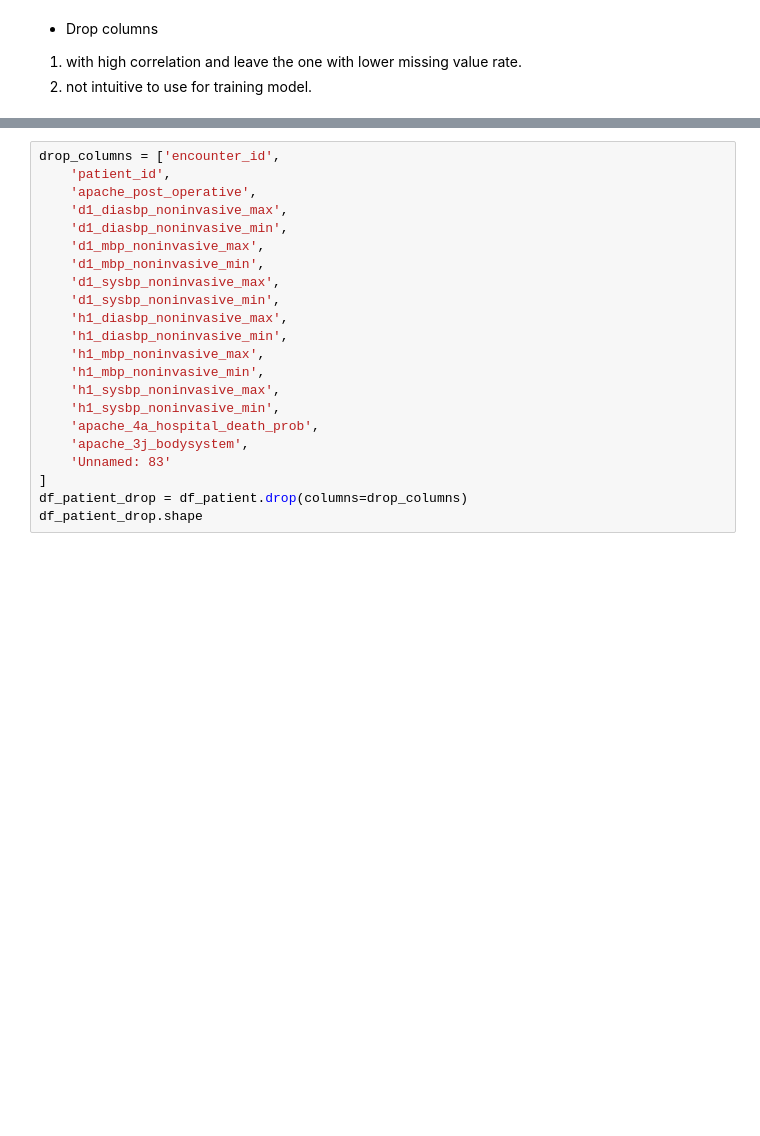
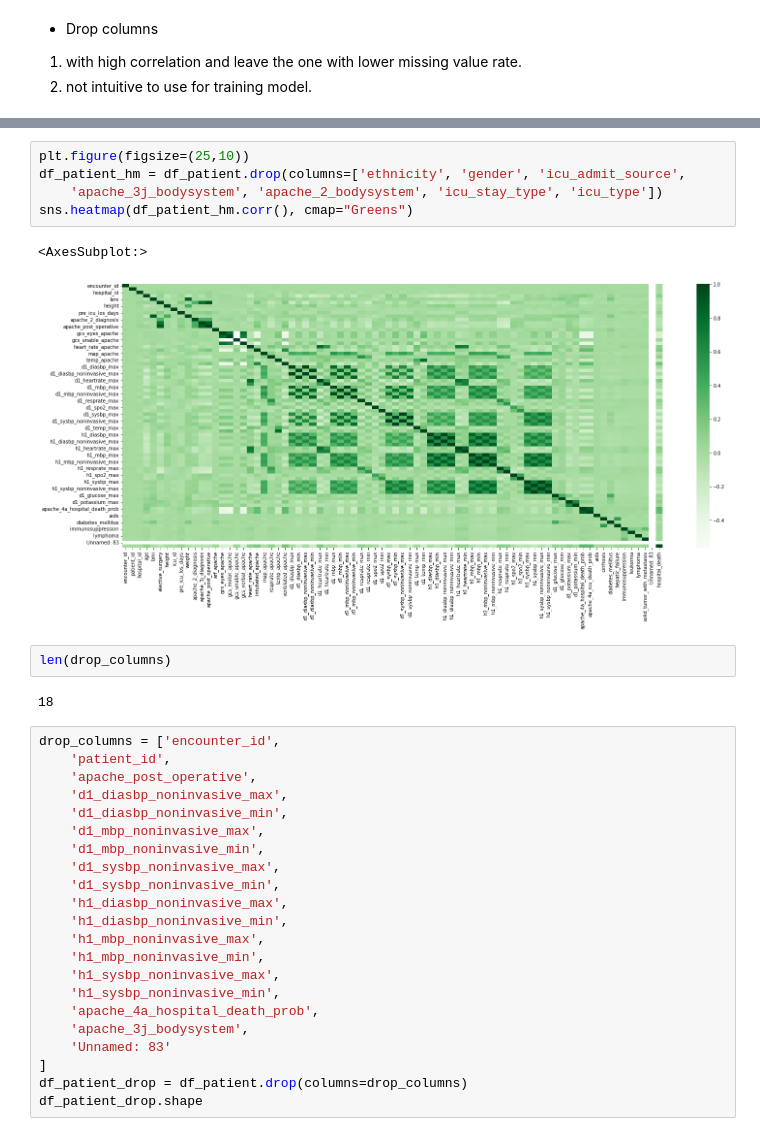
Before and after one commit to JennaYuuu/AML-Project, a Jupyter notebook: data_preprocessing.ipynb, the cells around one changed output, grey strips where cells are left out. Saved outputs shown, nothing was run; the diff lists cells and outputs as text; blank space fills up the shorter version.

Commit message:
heatmap added

```diff
--- a/data_preprocessing.ipynb
+++ b/data_preprocessing.ipynb
@@ -38,3 +55,15 @@ Index(['encounter_id', 'patient_id', 'hospital_id', 'age', 'bmi',
+# %%
+plt.figure(figsize=(25,10))
+df_patient_hm = df_patient.drop(columns=['ethnicity', 'gender', 'icu_admit_source',
+    'apache_3j_bodysystem', 'apache_2_bodysystem', 'icu_stay_type', 'icu_type'])
+sns.heatmap(df_patient_hm.corr(), cmap="Greens")
+# %% [output]
+<AxesSubplot:>
+[figure, added]
+# %%
+len(drop_columns)
+# %% [output]
+18
 # %%
 drop_columns = ['encounter_id',
     'patient_id',
```
Also changed, not shown: parts of 2 cells of this notebook.
